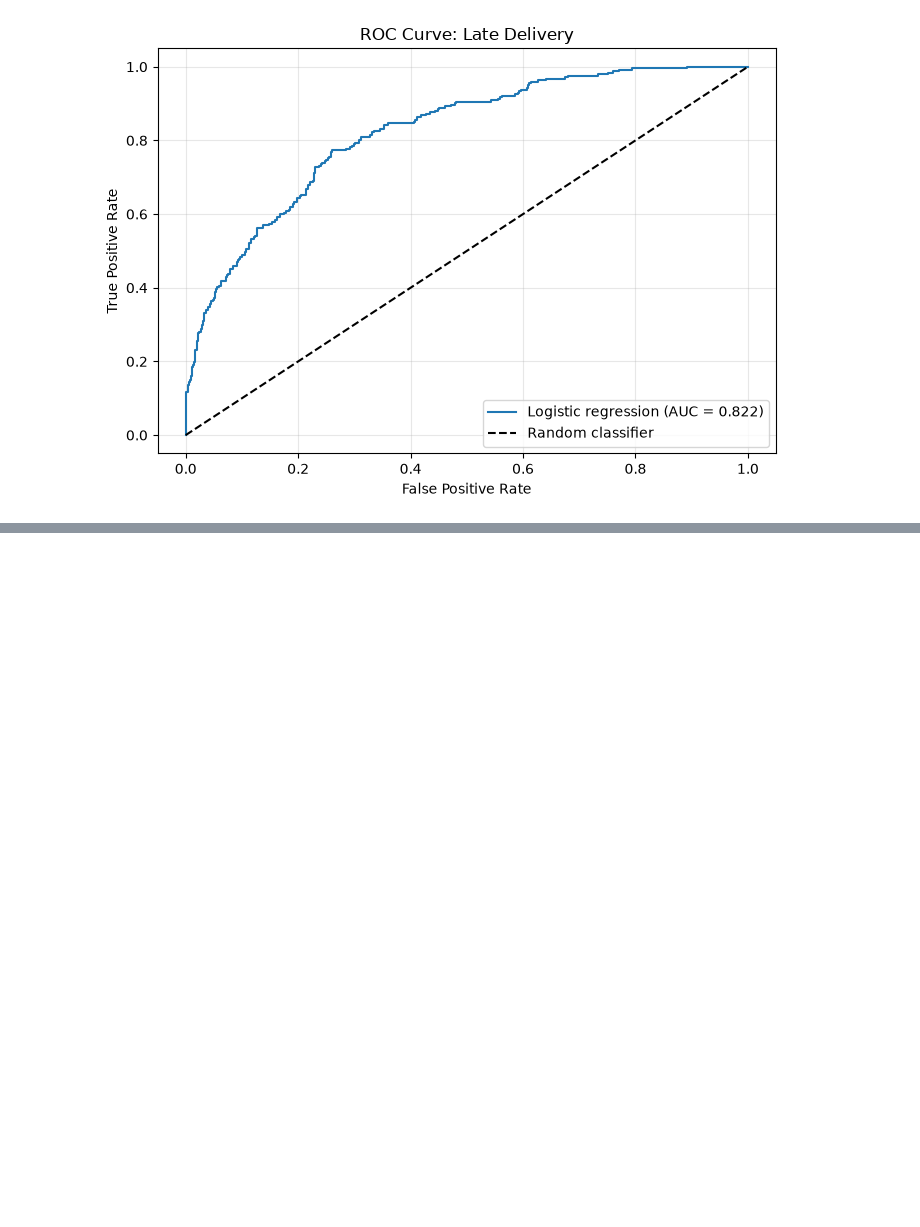
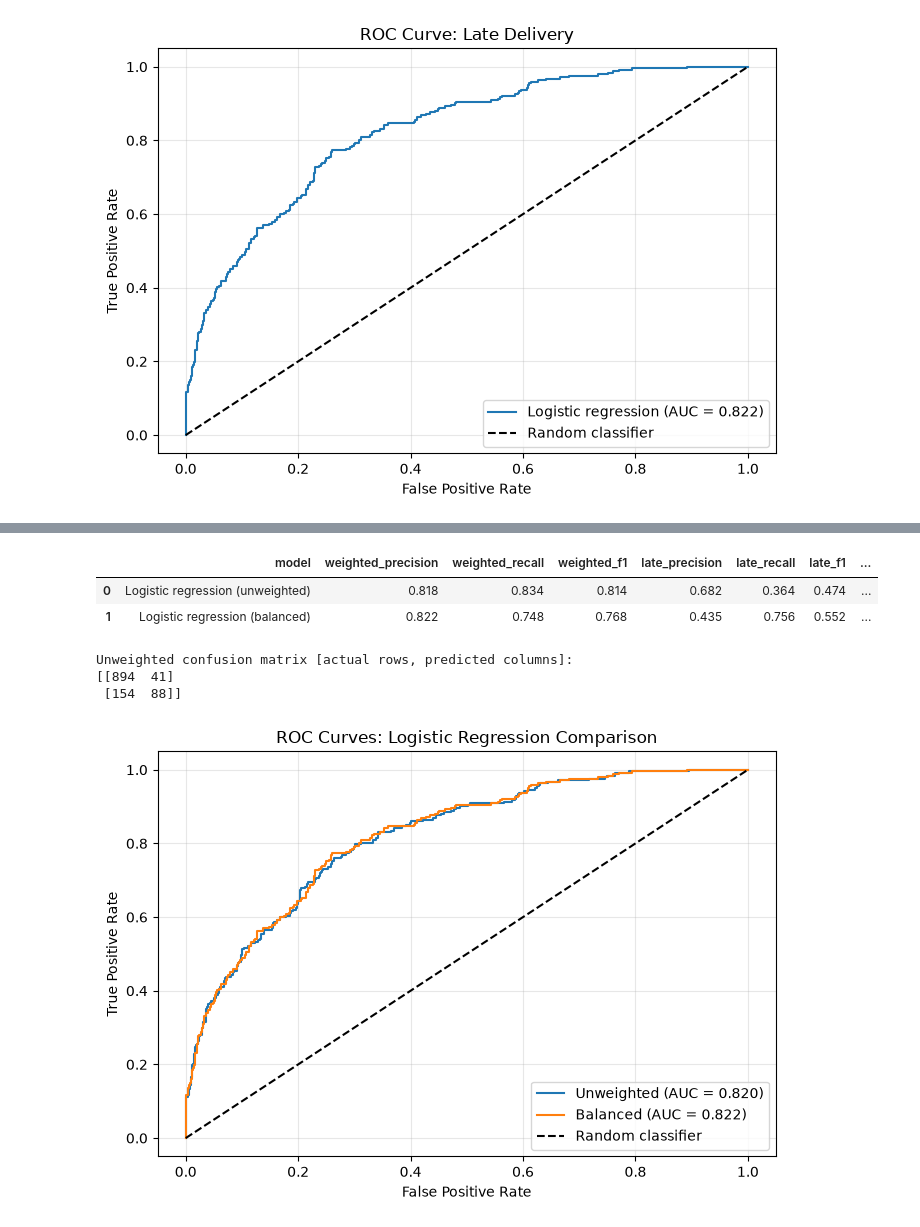
Before and after one commit to aleistrying/2026F-AML-3303-Software-Tools-Emerging, a Jupyter notebook: assignment1/MapleFreight_Delivery_Delay_Prediction_0960408.ipynb, the cells around one changed output, grey strips where cells are left out. Cells and saved outputs as stored; diff of their text form; code cells hidden in the pictures; blank space fills up the shorter version.

```diff
--- a/assignment1/MapleFreight_Delivery_Delay_Prediction_0960408.ipynb
+++ b/assignment1/MapleFreight_Delivery_Delay_Prediction_0960408.ipynb
@@ -284,13 +410,18 @@ X_train, X_test, y_train, y_test = train_test_split(X, y , test_size=.2,stratify
 # feat eng?
 train_traffic_index_median=X_train['traffic_index'].median()
 train_fuel_cost_cad_median=X_train['fuel_cost_cad'].median()
-X_train['driver_experience_years']=X_train['driver_experience_years'].fillna(X_train['driver_experience_years'].median())
+train_driver_experience_years_median = X_train['driver_experience_years'].median()
+
+X_train['driver_experience_years']=X_train['driver_experience_years'].fillna(train_driver_experience_years_median)
 X_train['traffic_index']=X_train['traffic_index'].fillna(train_traffic_index_median)
 X_train['fuel_cost_cad']=X_train['fuel_cost_cad'].fillna(train_fuel_cost_cad_median)
 
-X_test['driver_experience_years']=X_test['driver_experience_years'].fillna(X_test['driver_experience_years'].median())
+X_test['driver_experience_years']=X_test['driver_experience_years'].fillna(train_driver_experience_years_median)
 X_test['traffic_index']=X_test['traffic_index'].fillna(train_traffic_index_median)#X_test['traffic_index'].median())
 X_test['fuel_cost_cad']=X_test['fuel_cost_cad'].fillna(train_fuel_cost_cad_median)#X_test['fuel_cost_cad'].median())
+
+# NEW FEAT ENG
+
 
 categorical_columns = X_train.select_dtypes(include='str').columns
 numerical_columns = [column for column in X_train.columns if column not in categorical_columns]
@@ -423,0 +526,67 @@ send_slack_message("✅ Training Completed!")
+# %%
+model_unweighted = LogisticRegression(max_iter=1000)
+model_unweighted.fit(X_train, y_train)
+y_pred_unweighted = model_unweighted.predict(X_test)
+y_score_unweighted = model_unweighted.predict_proba(X_test)[:, 1]
+
+unweighted_precision, unweighted_recall, unweighted_f1, _ = precision_recall_fscore_support(
+    y_test, y_pred_unweighted, average='weighted'
+)
+unweighted_class_precision, unweighted_class_recall, unweighted_class_f1, _ = precision_recall_fscore_support(
+    y_test, y_pred_unweighted, average=None, labels=[0, 1]
+)
+balanced_precision, balanced_recall, balanced_f1, _ = precision_recall_fscore_support(
+    y_test, y_pred, average='weighted'
+)
+balanced_class_precision, balanced_class_recall, balanced_class_f1, _ = precision_recall_fscore_support(
+    y_test, y_pred, average=None, labels=[0, 1]
+)
+unweighted_auc = roc_auc_score(y_test, y_score_unweighted)
+
+model_comparison = pd.DataFrame([
+    {
+        'model': 'Logistic regression (unweighted)',
+        'weighted_precision': unweighted_precision,
+        'weighted_recall': unweighted_recall,
+        'weighted_f1': unweighted_f1,
+        'late_precision': unweighted_class_precision[1],
+        'late_recall': unweighted_class_recall[1],
+        'late_f1': unweighted_class_f1[1],
+        'roc_auc': unweighted_auc,
+    },
+    {
+        'model': 'Logistic regression (balanced)',
+        'weighted_precision': balanced_precision,
+        'weighted_recall': balanced_recall,
+        'weighted_f1': balanced_f1,
+        'late_precision': balanced_class_precision[1],
+        'late_recall': balanced_class_recall[1],
+        'late_f1': balanced_class_f1[1],
+        'roc_auc': roc_auc,
+    },
+])
+display(model_comparison.round(3))
+
+print('Unweighted confusion matrix [actual rows, predicted columns]:')
+print(confusion_matrix(y_test, y_pred_unweighted, labels=[0, 1]))
+
+fpr_unweighted, tpr_unweighted, _ = roc_curve(y_test, y_score_unweighted)
+plt.figure(figsize=(7, 5))
+plt.plot(fpr_unweighted, tpr_unweighted, label=f'Unweighted (AUC = {unweighted_auc:.3f})')
+plt.plot(fpr, tpr, label=f'Balanced (AUC = {roc_auc:.3f})')
+plt.plot([0, 1], [0, 1], 'k--', label='Random classifier')
+plt.xlabel('False Positive Rate')
+plt.ylabel('True Positive Rate')
+plt.title('ROC Curves: Logistic Regression Comparison')
+plt.legend(loc='lower right')
+plt.grid(alpha=0.3)
+plt.tight_layout()
+plt.show()
+# %% [output]
+|  | model | weighted_precision | weighted_recall | weighted_f1 | late_precision | late_recall | late_f1 | ... |
+| 0 | Logistic regression (unweighted) | 0.818 | 0.834 | 0.814 | 0.682 | 0.364 | 0.474 | ... |
+| 1 | Logistic regression (balanced) | 0.822 | 0.748 | 0.768 | 0.435 | 0.756 | 0.552 | ... |
+Unweighted confusion matrix [actual rows, predicted columns]:
+[[894  41]
+ [154  88]]
+[figure, added]
```
Also changed, not shown: parts of 28 cells of this notebook, 9 other files.
